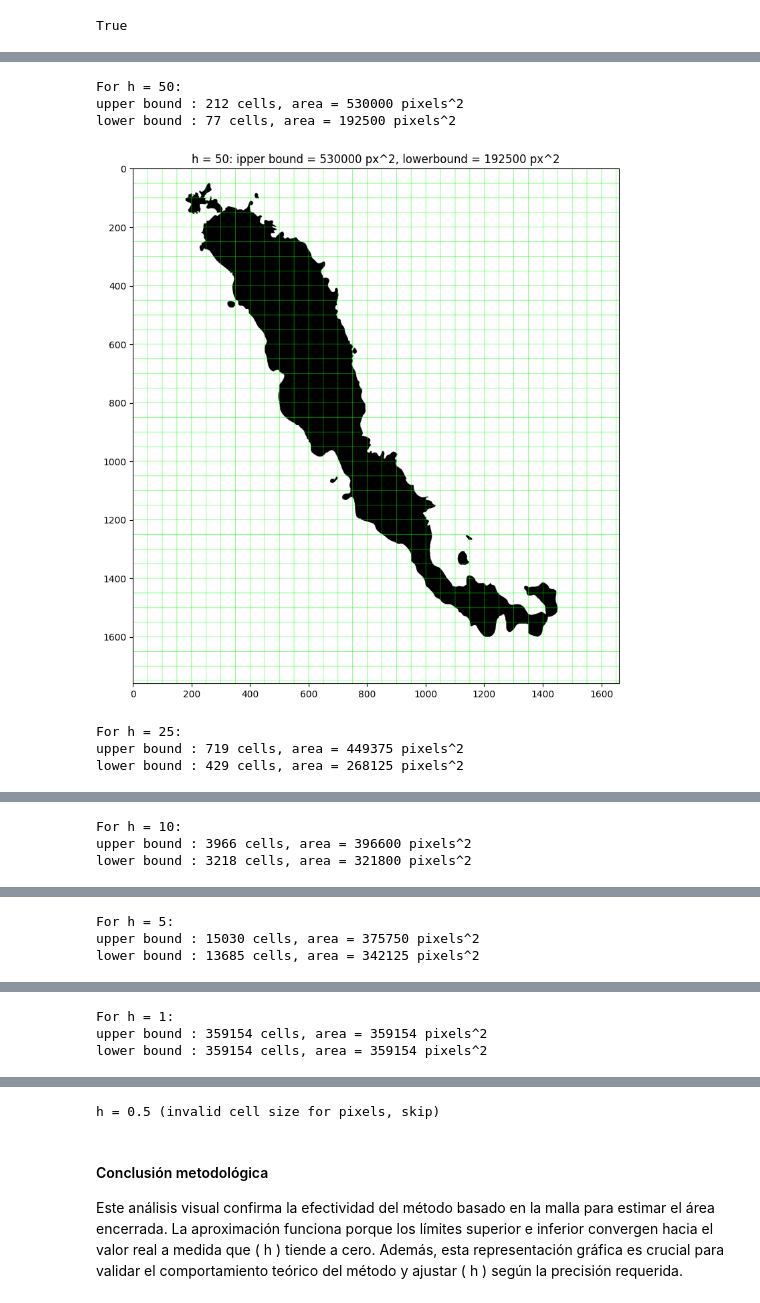
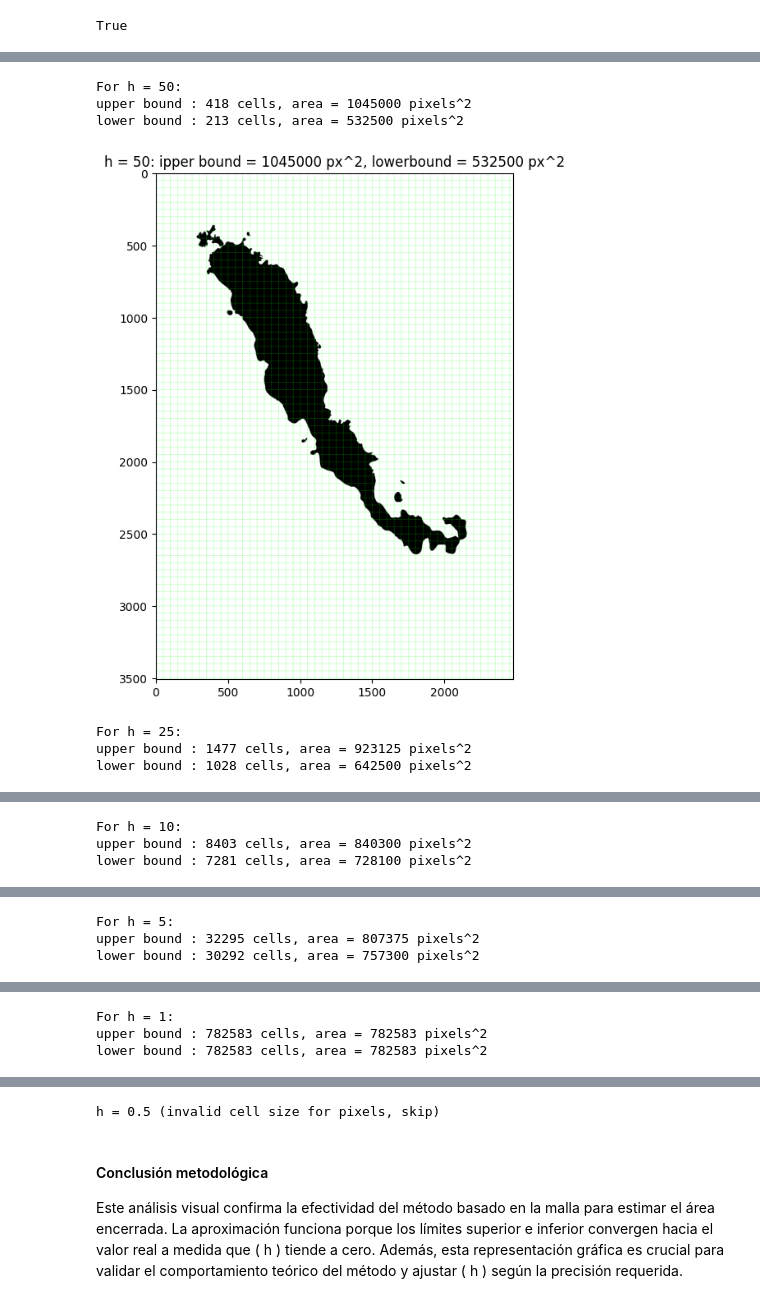
Before and after one commit to Chepados/ALN_practica_2, a Jupyter notebook: Práctica 2 — Campeonato de predicción.ipynb, the cells around one changed output, grey strips where cells are left out. Saved outputs shown, nothing was run; the diff lists cells and outputs as text; code cells hidden in the pictures.

```diff
--- a/Práctica 2 — Campeonato de predicción.ipynb
+++ b/Práctica 2 — Campeonato de predicción.ipynb
@@ -470,7 +470,7 @@ Para esta práctica, hemos decidido escanear la hoja con el área delimitada y t
    De esta manera, será más sencillo calcular el área encerrada posteriormente.
 # %%
 # Cargamos la imagen
-imagen = cv2.imread('mancha_coloreada.png', cv2.IMREAD_GRAYSCALE) #en tonalidad de grises
+imagen = cv2.imread('imagen_A4.png', cv2.IMREAD_GRAYSCALE) #en tonalidad de grises
 
 # Binarizamos la imagen (umbrales en 127 para dividir en blanco/negro)
 _, imagen_binarizada = cv2.threshold(imagen, 127, 255, cv2.THRESH_BINARY)
@@ -598,39 +598,47 @@ def area(number_of_cells: int, h: int):
 
     return total_area
 # %%
-image = cv2.imread('mancha_coloreada.png', cv2.IMREAD_GRAYSCALE)
-_, bin_image = cv2.threshold(image, 127, 255, cv2.THRESH_BINARY)
-bin_image = bin_image.astype('uint8')
+# image = cv2.imread('mancha_coloreada.png', cv2.IMREAD_GRAYSCALE)
+# _, bin_image = cv2.threshold(image, 127, 255, cv2.THRESH_BINARY)
+# bin_image = bin_image.astype('uint8')
+
+# # Cargamos  imagen
+# imagen = cv2.imread('imagen_A4.png', cv2.IMREAD_GRAYSCALE) #en tonalidad de grises
+
+# _, imagen_binarizada = cv2.threshold(imagen, 127, 255, cv2.THRESH_BINARY)
+
+# # Guardamos la imagen binarizada
+# cv2.imwrite('imagen_binarizada.png', imagen_binarizada)
 
 
 h_values = [50, 25, 10, 5, 1, 0.5]
 
 for h in h_values:
     if h < 1:
         print(f"h = {h} (invalid cell size for pixels, skip)")
         continue
 
-    any_black_cells_count = count_any_black_cells(bin_image, h)
+    any_black_cells_count = count_any_black_cells(imagen_binarizada, h)
     any_black_cells_area = area(any_black_cells_count, h)
 
-    all_black_cells_count = count_all_black_cells(bin_image, h)
+    all_black_cells_count = count_all_black_cells(imagen_binarizada, h)
     all_black_cells_area = area(all_black_cells_count, h)
 
-    image_with_mesh = visualize_equis_mesh(bin_image, int(h))
+    image_with_mesh = visualize_equis_mesh(imagen_binarizada, int(h))
 
     print(f"For h = {h}:")
     print(f"upper bound : {any_black_cells_count} cells, area = {any_black_cells_area} pixels^2")
     print(f"lower bound : {all_black_cells_count} cells, area = {all_black_cells_area} pixels^2")
 
-    plt.figure(figsize=(10, 10))
+    plt.figure(figsize=(6, 8))
     plt.imshow(image_with_mesh)
     plt.title(f"h = {h}: ipper bound = {any_black_cells_area} px^2, lowerbound = {all_black_cells_area} px^2")
     plt.show()
 # %% [output]
 For h = 50:
-upper bound : 212 cells, area = 530000 pixels^2
-lower bound : 77 cells, area = 192500 pixels^2
+upper bound : 418 cells, area = 1045000 pixels^2
+lower bound : 213 cells, area = 532500 pixels^2
-[figure, old version]
+[figure, new version]
 For h = 25:
-upper bound : 719 cells, area = 449375 pixels^2
-lower bound : 429 cells, area = 268125 pixels^2
+upper bound : 1477 cells, area = 923125 pixels^2
+lower bound : 1028 cells, area = 642500 pixels^2
@@ -638,3 +646,3 @@ lower bound : 429 cells, area = 268125 pixels^2
 For h = 10:
-upper bound : 3966 cells, area = 396600 pixels^2
-lower bound : 3218 cells, area = 321800 pixels^2
+upper bound : 8403 cells, area = 840300 pixels^2
+lower bound : 7281 cells, area = 728100 pixels^2
@@ -642,3 +650,3 @@ lower bound : 3218 cells, area = 321800 pixels^2
 For h = 5:
-upper bound : 15030 cells, area = 375750 pixels^2
-lower bound : 13685 cells, area = 342125 pixels^2
+upper bound : 32295 cells, area = 807375 pixels^2
+lower bound : 30292 cells, area = 757300 pixels^2
@@ -646,3 +654,3 @@ lower bound : 13685 cells, area = 342125 pixels^2
 For h = 1:
-upper bound : 359154 cells, area = 359154 pixels^2
-lower bound : 359154 cells, area = 359154 pixels^2
+upper bound : 782583 cells, area = 782583 pixels^2
+lower bound : 782583 cells, area = 782583 pixels^2
```
Also changed, not shown: parts of 76 cells of this notebook, 18 other files.
